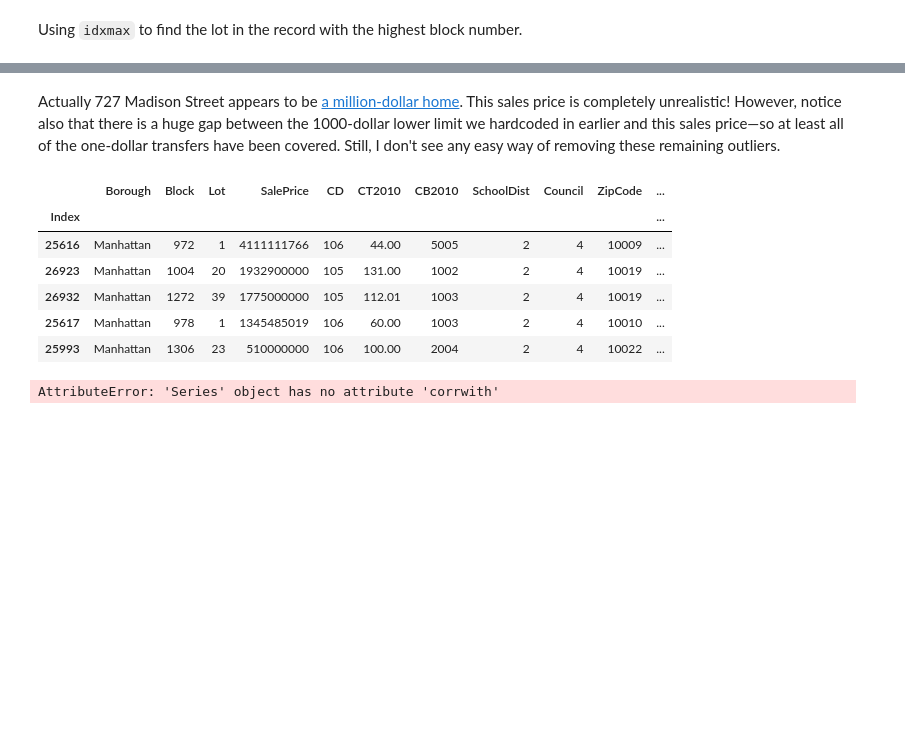
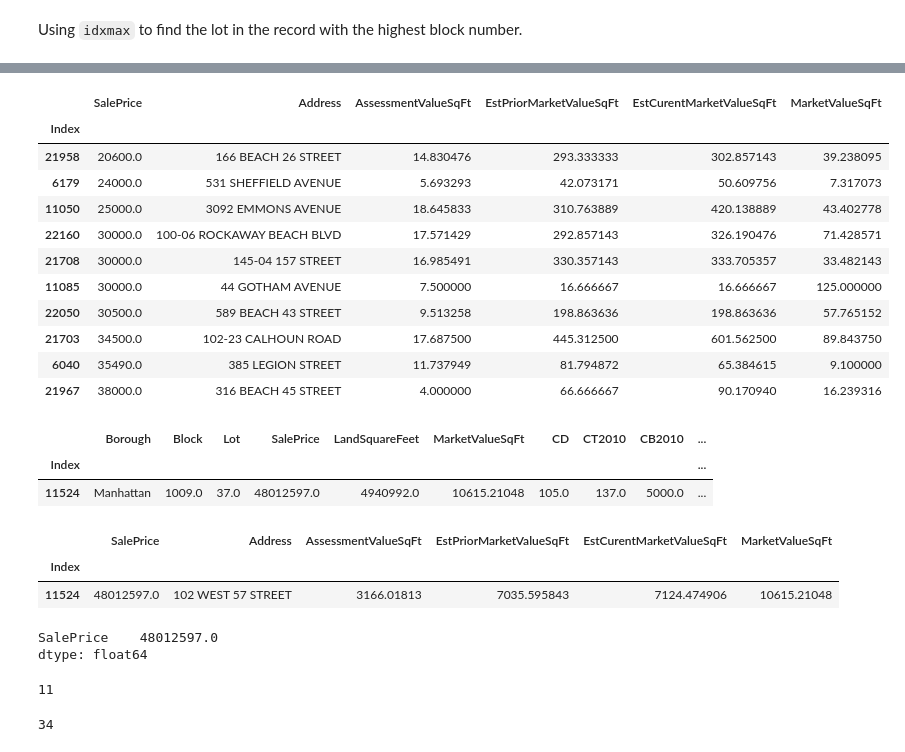
Before and after one commit to ResidentMario/nyc-buildings, a Jupyter notebook: data-scribbles.ipynb, the cells around one changed output, grey strips where cells are left out. Cells and saved outputs as stored; diff of their text form; code cells hidden in the pictures; blank space fills up the shorter version.

```diff
--- a/data-scribbles.ipynb
+++ b/data-scribbles.ipynb
@@ -116,16 +86,42 @@ data.tail(5)[::-1]
-# %% [markdown]
-Actually 727 Madison Street appears to be [a million-dollar home](http://www.trulia.com/homes/New_York/Brooklyn/sold/20825809-727-Madison-St-Brooklyn-NY-11221). This sales price is completely unrealistic! However, notice also that there is a huge gap between the 1000-dollar lower limit we hardcoded in earlier and this sales price&mdash;so at least all of the one-dollar transfers have been covered. Still, I don't see any easy way of removing these remaining outliers.
-# %%
-data.head(5)
-# %% [output]
-|  | Borough | Block | Lot | SalePrice | CD | CT2010 | CB2010 | SchoolDist | Council | ZipCode | ... |
-| Index |  |  |  |  |  |  |  |  |  |  | ... |
-| 25616 | Manhattan | 972 | 1 | 4111111766 | 106 | 44.00 | 5005 | 2 | 4 | 10009 | ... |
-| 26923 | Manhattan | 1004 | 20 | 1932900000 | 105 | 131.00 | 1002 | 2 | 4 | 10019 | ... |
-| 26932 | Manhattan | 1272 | 39 | 1775000000 | 105 | 112.01 | 1003 | 2 | 4 | 10019 | ... |
-| 25617 | Manhattan | 978 | 1 | 1345485019 | 106 | 60.00 | 1003 | 2 | 4 | 10010 | ... |
-| 25993 | Manhattan | 1306 | 23 | 510000000 | 106 | 100.00 | 2004 | 2 | 4 | 10022 | ... |
-# %%
-data['XCoord'].corrwith(data['YCoord'])
-# %% [output]
-AttributeError: 'Series' object has no attribute 'corrwith'
+# %%
+data.tail(10)[::-1][['SalePrice', 'Address', 'AssessmentValueSqFt', 'EstPriorMarketValueSqFt',
+                     'EstCurentMarketValueSqFt', 'MarketValueSqFt']]
+# %% [output]
+|  | SalePrice | Address | AssessmentValueSqFt | EstPriorMarketValueSqFt | EstCurentMarketValueSqFt | MarketValueSqFt |
+| Index |  |  |  |  |  |  |
+| 21958 | 20600.0 | 166 BEACH 26 STREET | 14.830476 | 293.333333 | 302.857143 | 39.238095 |
+| 6179 | 24000.0 | 531 SHEFFIELD AVENUE | 5.693293 | 42.073171 | 50.609756 | 7.317073 |
+| 11050 | 25000.0 | 3092 EMMONS AVENUE | 18.645833 | 310.763889 | 420.138889 | 43.402778 |
+| 22160 | 30000.0 | 100-06 ROCKAWAY BEACH BLVD | 17.571429 | 292.857143 | 326.190476 | 71.428571 |
+| 21708 | 30000.0 | 145-04 157 STREET | 16.985491 | 330.357143 | 333.705357 | 33.482143 |
+| 11085 | 30000.0 | 44 GOTHAM AVENUE | 7.500000 | 16.666667 | 16.666667 | 125.000000 |
+| 22050 | 30500.0 | 589 BEACH 43 STREET | 9.513258 | 198.863636 | 198.863636 | 57.765152 |
+| 21703 | 34500.0 | 102-23 CALHOUN ROAD | 17.687500 | 445.312500 | 601.562500 | 89.843750 |
+| 6040 | 35490.0 | 385 LEGION STREET | 11.737949 | 81.794872 | 65.384615 | 9.100000 |
+| 21967 | 38000.0 | 316 BEACH 45 STREET | 4.000000 | 66.666667 | 90.170940 | 16.239316 |
+# %%
+data[data['Address'] == '102 WEST 57 STREET']
+# %% [output]
+|  | Borough | Block | Lot | SalePrice | LandSquareFeet | MarketValueSqFt | CD | CT2010 | CB2010 | ... |
+| Index |  |  |  |  |  |  |  |  |  | ... |
+| 11524 | Manhattan | 1009.0 | 37.0 | 48012597.0 | 4940992.0 | 10615.21048 | 105.0 | 137.0 | 5000.0 | ... |
+# %%
+data[data['Address'] == '102 WEST 57 STREET'][['SalePrice', 'Address', 'AssessmentValueSqFt', 'EstPriorMarketValueSqFt',
+                     'EstCurentMarketValueSqFt', 'MarketValueSqFt']]
+# %% [output]
+|  | SalePrice | Address | AssessmentValueSqFt | EstPriorMarketValueSqFt | EstCurentMarketValueSqFt | MarketValueSqFt |
+| Index |  |  |  |  |  |  |
+| 11524 | 48012597.0 | 102 WEST 57 STREET | 3166.01813 | 7035.595843 | 7124.474906 | 10615.21048 |
+# %%
+data[data['Address'] == '102 WEST 57 STREET'][['SalePrice']].sum()
+# %% [output]
+SalePrice    48012597.0
+dtype: float64
+# %%
+len(data['Address'].value_counts()[data['Address'].value_counts() > 1])
+# %% [output]
+11
+# %%
+data['Address'].value_counts()[data['Address'].value_counts() > 1].sum()
+# %% [output]
+34
```
Also changed, not shown: parts of 12 cells of this notebook, 3 other files.
